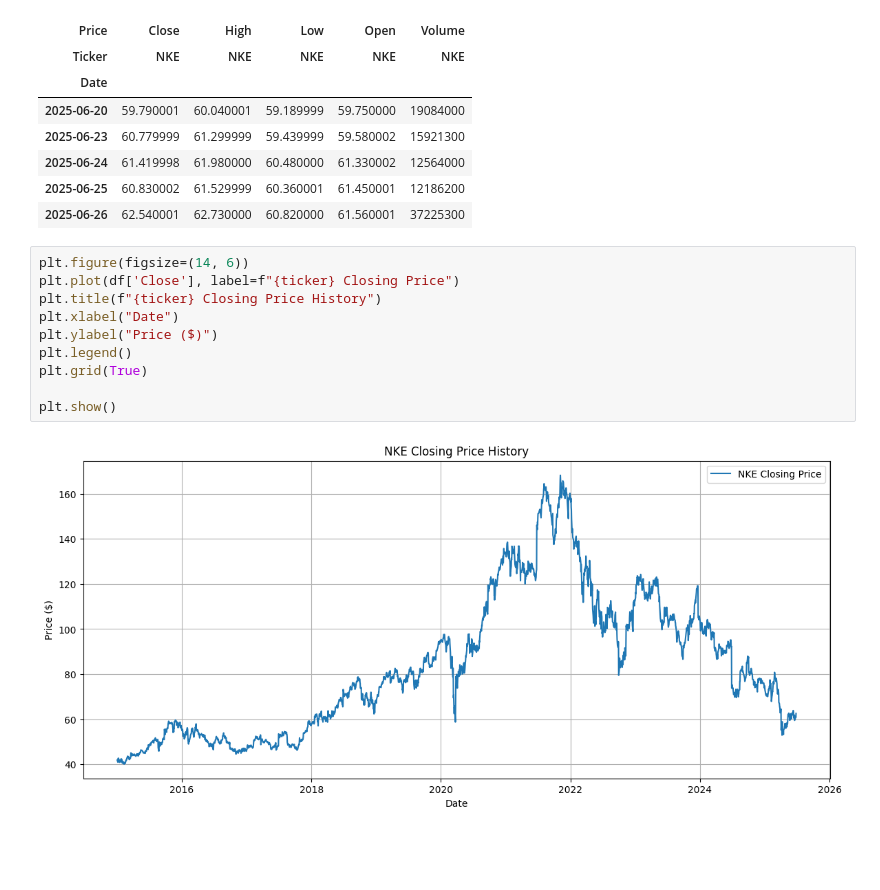
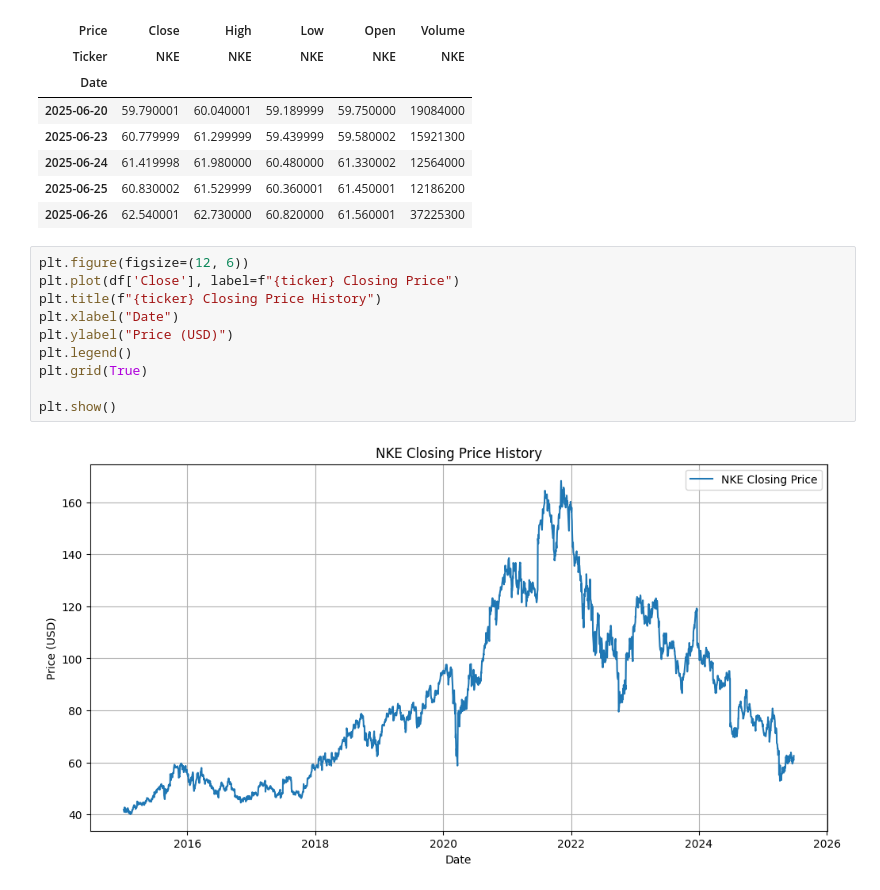
Before and after one commit to 087narain/Finance-project, a Jupyter notebook: main.ipynb, the cells around one changed output. Drawn from its saved outputs; the diff is of its cells as text; blank space fills up the shorter version.

```diff
--- a/main.ipynb
+++ b/main.ipynb
@@ -37,14 +42,14 @@ df.tail()
 | 2025-06-25 | 60.830002 | 61.529999 | 60.360001 | 61.450001 | 12186200 |
 | 2025-06-26 | 62.540001 | 62.730000 | 60.820000 | 61.560001 | 37225300 |
 # %%
-plt.figure(figsize=(14, 6))
+plt.figure(figsize=(12, 6))
 plt.plot(df['Close'], label=f"{ticker} Closing Price")
 plt.title(f"{ticker} Closing Price History")
 plt.xlabel("Date")
-plt.ylabel("Price ($)")
+plt.ylabel("Price (USD)")
 plt.legend()
 plt.grid(True)
 
 plt.show()
 # %% [output]
-[figure, old version]
+[figure, new version]
```
Also changed, not shown: parts of 4 cells of this notebook.
